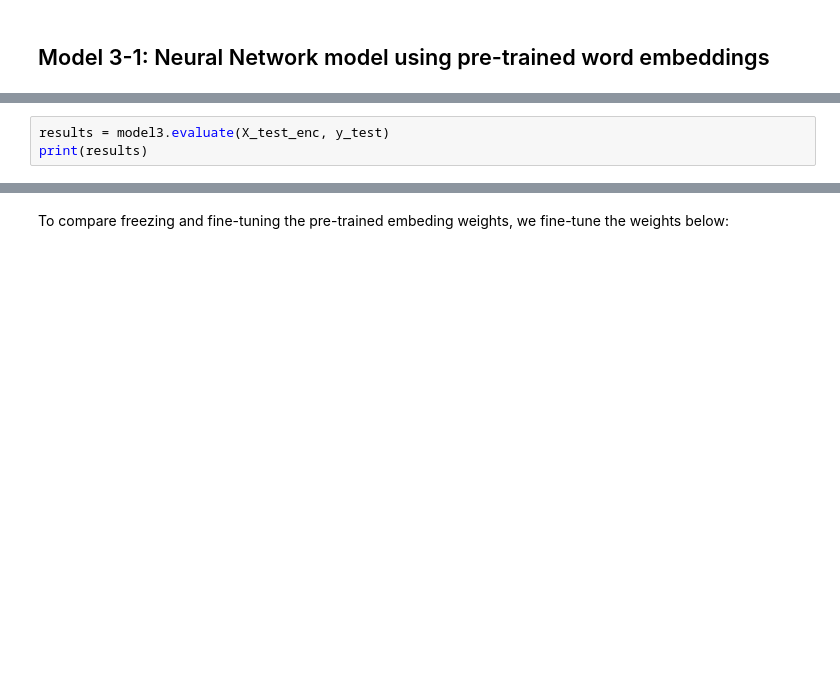
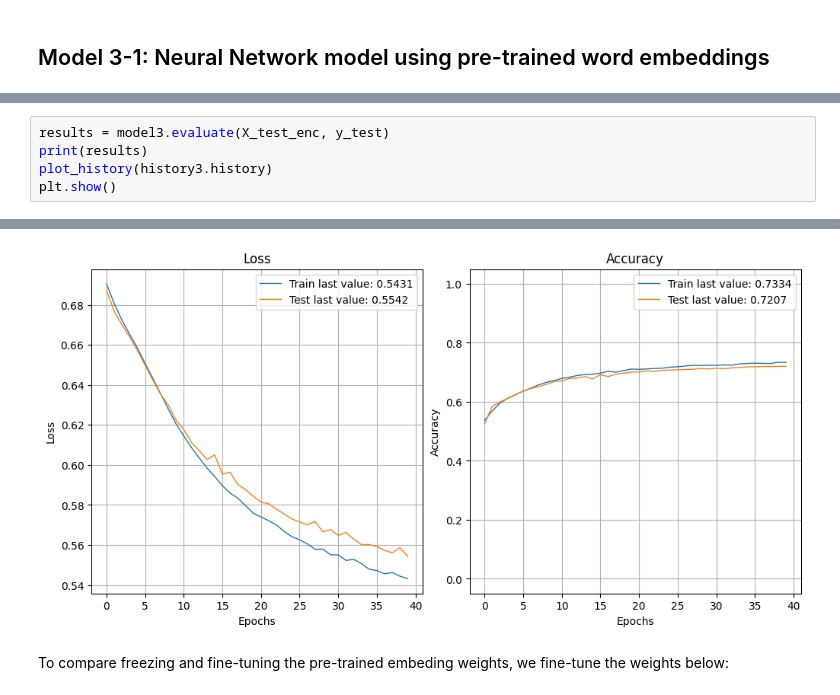
Before and after one commit to josh-millar/josh-millar, a Jupyter notebook: 7001_2022_23_Lab_3_Text_Classification_review.ipynb, the cells around one changed output, grey strips where cells are left out. Saved outputs shown, nothing was run; the diff lists cells and outputs as text; blank space fills up the shorter version.

```diff
--- a/7001_2022_23_Lab_3_Text_Classification_review.ipynb
+++ b/7001_2022_23_Lab_3_Text_Classification_review.ipynb
@@ -440,3 +484,6 @@ history3 = model3.fit(partial_X_train,
 # %%
 results = model3.evaluate(X_test_enc, y_test)
 print(results)
+plot_history(history3.history)
+plt.show()
+# %% [output]
@@ -443,3 +492,4 @@ print(results)
+[figure, added]
 # %% [markdown]
 To compare freezing and fine-tuning the pre-trained embeding weights, we fine-tune the weights below:
 # %%
```
Also changed, not shown: parts of 25 cells of this notebook.
